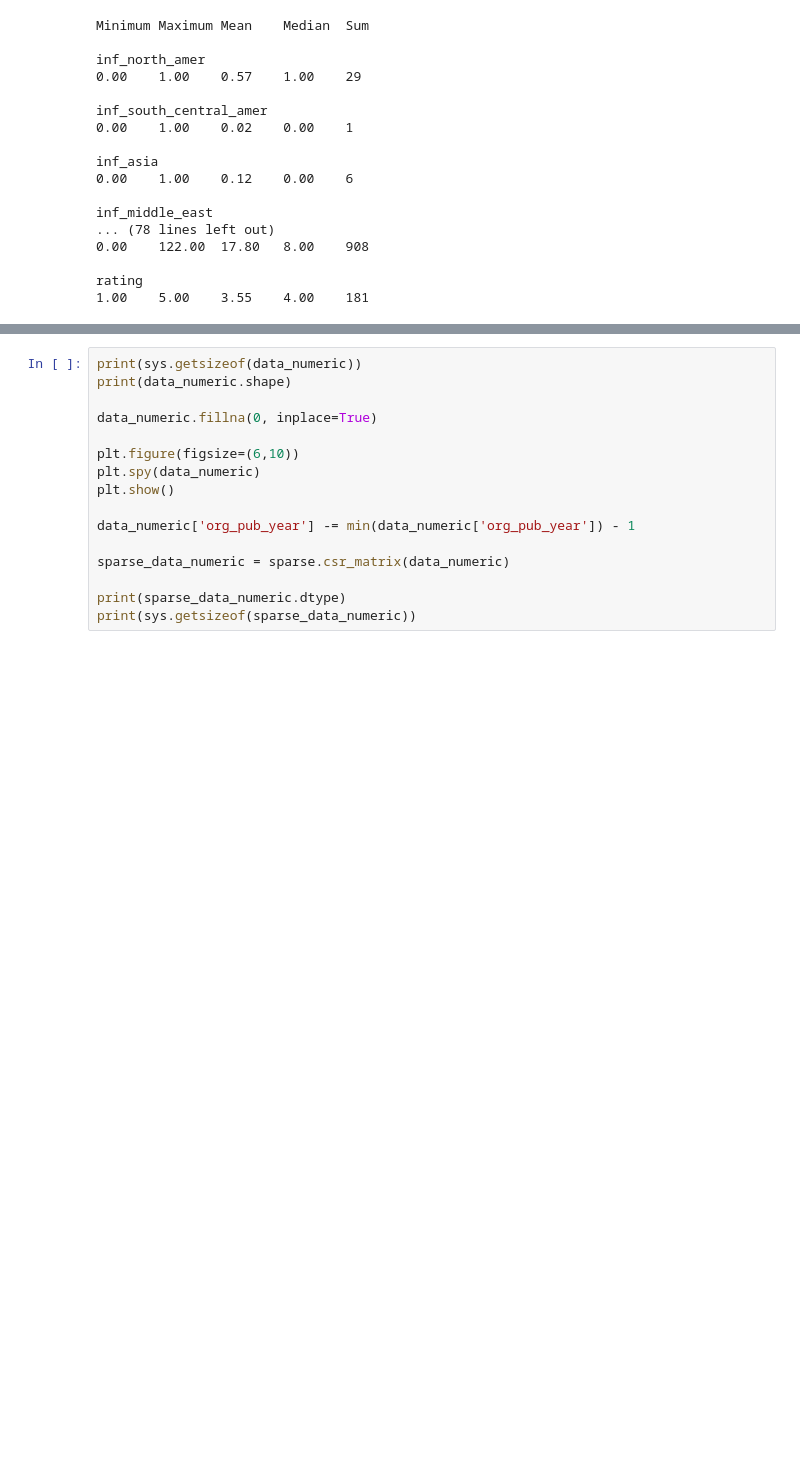
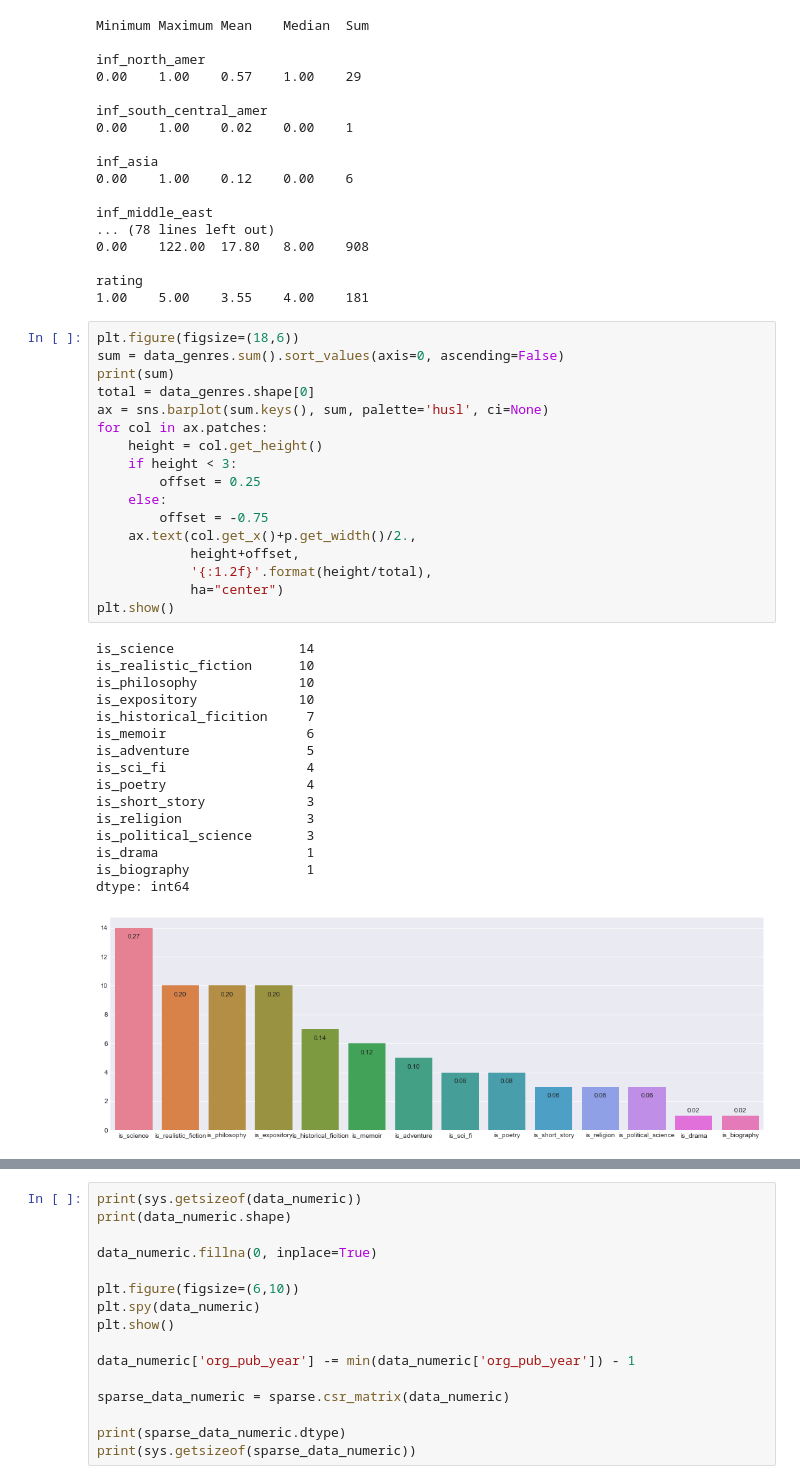
Before and after one commit to liebscher/Reading-Insights, a Jupyter notebook: exploration.ipynb, the cells around one changed output, grey strips where cells are left out. Saved outputs shown, nothing was run; the diff lists cells and outputs as text; blank space fills up the shorter version.

```diff
--- a/exploration.ipynb
+++ b/exploration.ipynb
@@ -223,3 +232,37 @@ inf_middle_east
 
 rating
 1.00    5.00    3.55    4.00    181
+# %%
+plt.figure(figsize=(18,6))
+sum = data_genres.sum().sort_values(axis=0, ascending=False)
+print(sum)
+total = data_genres.shape[0]
+ax = sns.barplot(sum.keys(), sum, palette='husl', ci=None)
+for col in ax.patches:
+    height = col.get_height()
+    if height < 3:
+        offset = 0.25
+    else:
+        offset = -0.75
+    ax.text(col.get_x()+p.get_width()/2.,
+            height+offset,
+            '{:1.2f}'.format(height/total),
+            ha="center")
+plt.show()
+# %% [output]
+is_science                14
+is_realistic_fiction      10
+is_philosophy             10
+is_expository             10
+is_historical_ficition     7
+is_memoir                  6
+is_adventure               5
+is_sci_fi                  4
+is_poetry                  4
+is_short_story             3
+is_religion                3
+is_political_science       3
+is_drama                   1
+is_biography               1
+dtype: int64
+[figure, added]
```
Also changed, not shown: parts of 30 cells of this notebook.
